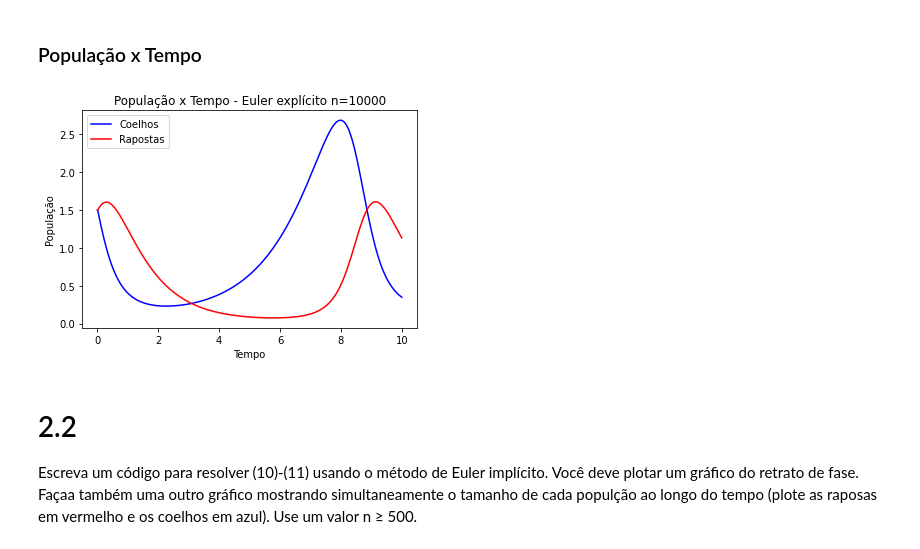
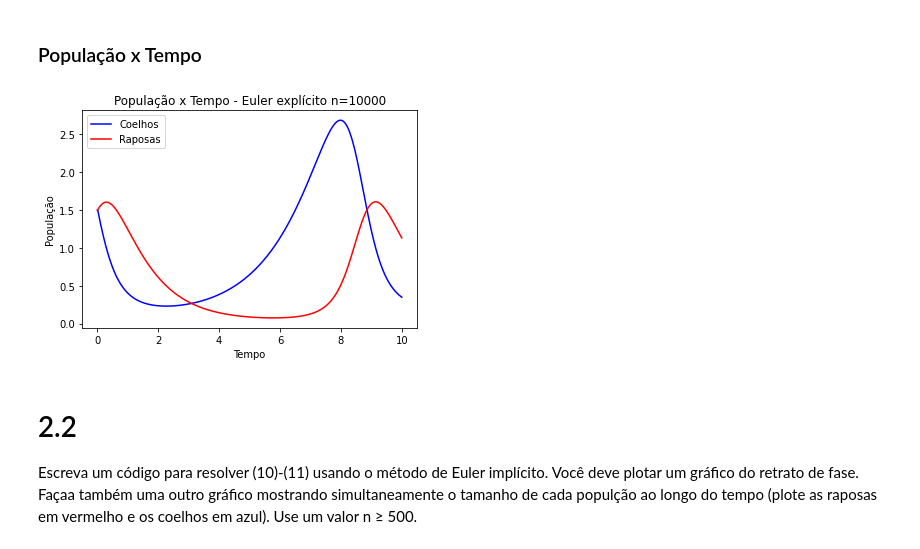
Before and after one commit to enzocardeal/MAP-EP2, a Jupyter notebook: ex2.ipynb, the cells around one changed output. Cells and saved outputs as stored; diff of their text form; code cells hidden in the pictures.

```diff
--- a/ex2.ipynb
+++ b/ex2.ipynb
@@ -156,13 +158,13 @@ t = np.arange(0, 10.000000000000001, 10/1000)
 # %%
 plt.plot(t, R_exp[:,0], color='blue', label='Coelhos')
-plt.plot(t, R_exp[:,1], color='red', label='Rapostas')
+plt.plot(t, R_exp[:,1], color='red', label='Raposas')
 plt.xlabel('Tempo')
 plt.ylabel('População')
 plt.title('População x Tempo - Euler explícito n=10000')
 plt.legend()
 plt.show()
 # %% [output]
-[figure, old version]
+[figure, new version]
 # %% [markdown]
 # 2.2
 Escreva um código para resolver (10)-(11) usando o método de Euler implícito. Você deve plotar
```
Also changed, not shown: parts of 28 cells of this notebook, 1 other file.
